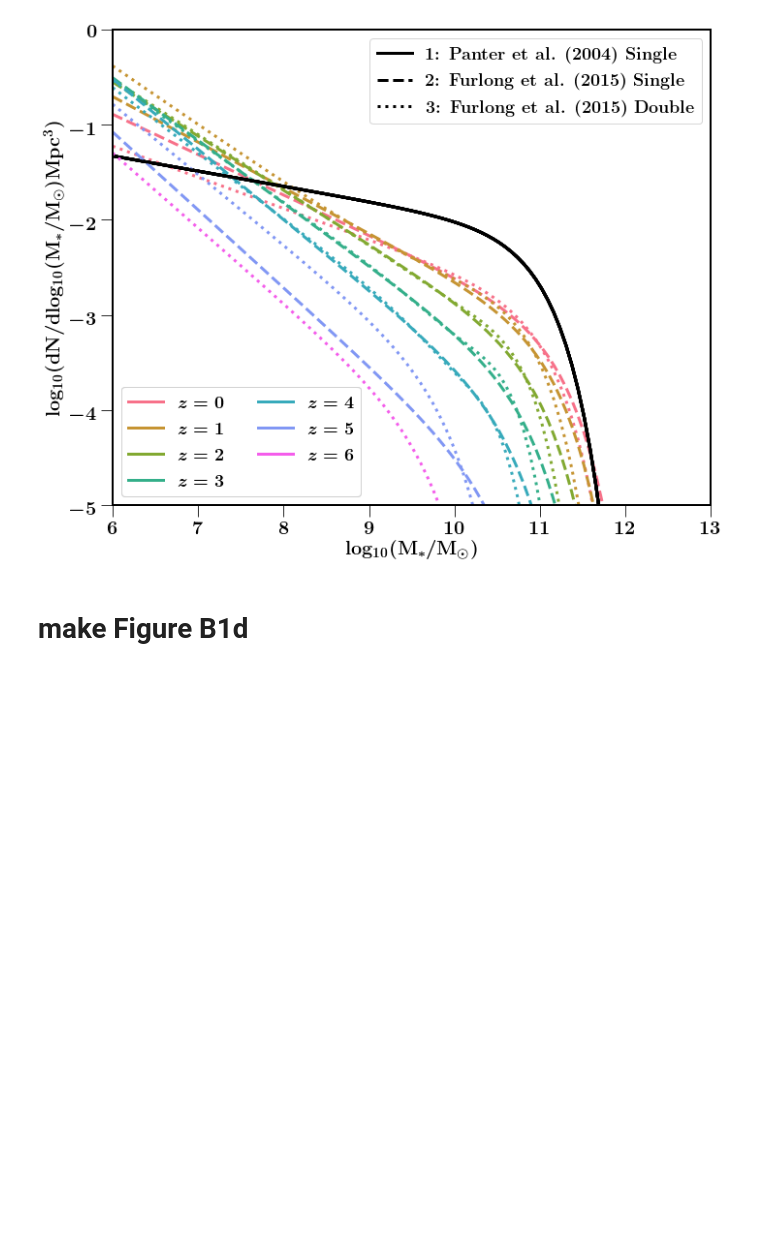
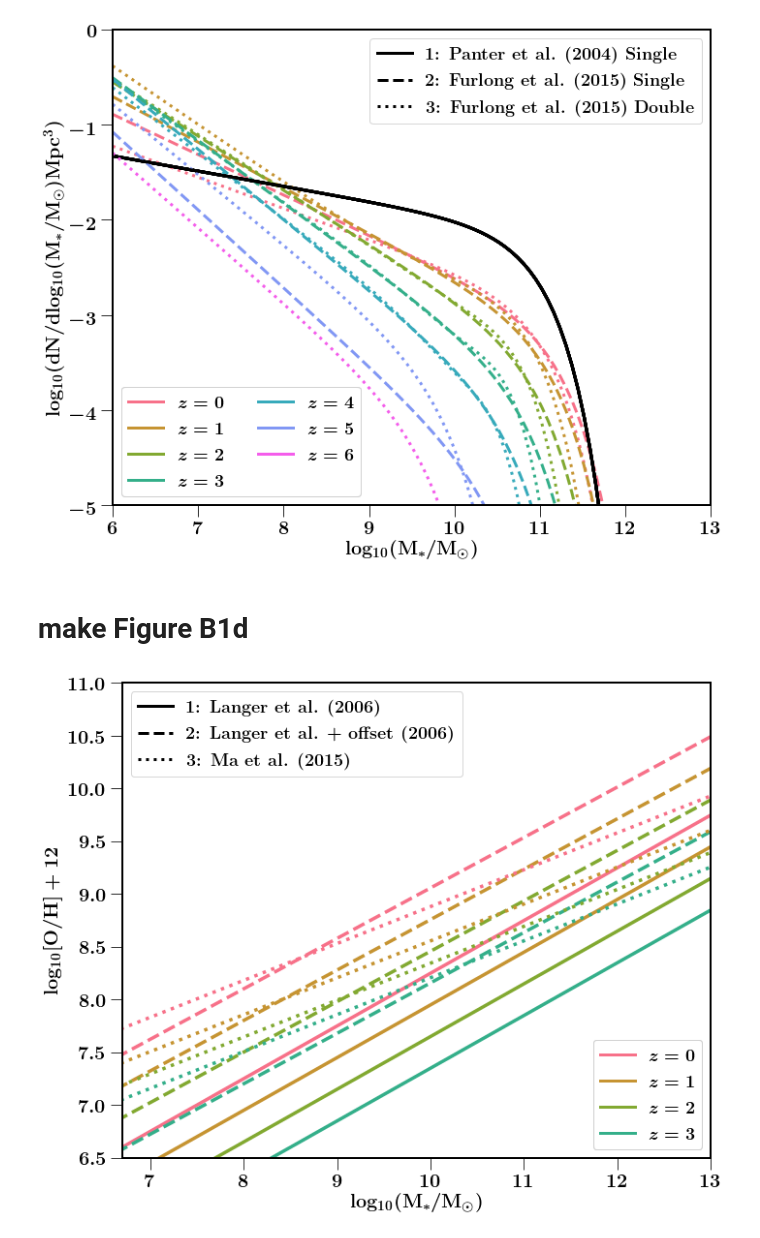
Before and after one commit to FloorBroekgaarden/BlackHole-NeutronStar, a Jupyter notebook: plottingCode/Fig_B1/make_Figure_B1.ipynb, the cells around one changed output. Drawn from its saved outputs; the diff is of its cells as text; code cells hidden in the pictures; blank space fills up the shorter version.

```diff
--- a/plottingCode/Fig_B1/make_Figure_B1.ipynb
+++ b/plottingCode/Fig_B1/make_Figure_B1.ipynb
@@ -454,3 +454,103 @@ plt.show()
 [figure]
 # %% [markdown]
 # make Figure B1d
+# %%
+fs=20
+
+MSSFR.logOH12sun            = 8.69    #fraction number density solar
+MSSFR.solarMetallicity      = 0.0142  #fraction mass in metals solar, based on Asplund
+clist=['#1f77b4', '#ff7f0e', 'k', '#bcbd22', '#17becf']
+
+dictMZ      = {'3: Ma et al. (2015)':2,  '1: Langer et al. (2006)':0   ,\
+               '2: Langer et al. + offset (2006)':1}
+
+linestyles  = [':', '-', '-.', '-', '--', '-']
+linestyles= ['-', '--', ':']
+
+MZfunctions = [MSSFR.Langer2005MZ,  None, MSSFR.Ma2015MZ]
+
+ZMfunctions = [MSSFR.Langer2005ZM,  MSSFR.Langer2005OffsetZM, MSSFR.Ma2015ZM]
+
+
+logZZsun  = np.linspace(-3, 3, 100)
+redshifts = [0, 1, 2, 3]#, 4, 5, 6, 7]
+# redshifts = [0,2,4,6]
+zcolors       = sns.color_palette("husl", 7)
+
+
+plot      = ['1: Langer et al. (2006)', '2: Langer et al. + offset (2006)','3: Ma et al. (2015)']#,\
+#              '3: Ma et al. (2015)']#
+
+fig, axes = plt.subplots(1,1, figsize=(10,8))
+logOH12sun  = 8.69
+
+
+for prescription in plot:
+    i         = dictMZ[prescription]
+    plt.plot([-100, -40], [-100, -100],linestyle=linestyles[i], \
+             lw=3.5, alpha=1, label=prescription, c='k')
+
+
+for prescription in plot:
+    i         = dictMZ[prescription]
+    for zind, zz in enumerate(redshifts):
+
+        logM      = ZMfunctions[i](10**logZZsun, zz)
+        #I want to plot logOH12 not ZZsun
+        logOH12   =  MSSFR.LogOH12vsLogZZsun(logZZsun, inValue='logZZsun')
+        #to prevent overlapping dashed lines
+        axes.plot(logM, logOH12, c=zcolors[zz],\
+                  linestyle=linestyles[i], lw=3.5, alpha=1)
+
+
+
+
+axes.legend(loc=2, prop={'size':18}, ncol=1)
+axes.set_ylim(6.5, 11)
+
+axes.set_xlim(6.7,13)
+
+nameX = r'$\rm log_{10}(M_{*}/M_{\odot})$'
+nameY = r'$\rm log_{10}[O/H]+12$'
+axes.set_xlabel(nameX, fontsize=fs)
+axes.set_ylabel(nameY, fontsize=fs)
+axes.tick_params(labelsize=fs)
+
+
+
+
+#again a fudge for second legend
+handles2 = []
+labels=[r'\textbf{1: Langer et al. (2006)}',\
+        r'\textbf{2: Langer et al. + offset (2006)}',r'\textbf{3: Ma et al. (2015)}']
+for nrL, label in enumerate(labels):
+    #draw a line outside plot area
+    line, = axes.plot([1, 2],[-1, -2], c='k', alpha=1, lw=3., label=labels[nrL], linestyle=linestyles[nrL])
+    handles2.extend([line])
+
+second_legend = axes.legend(handles=handles2, loc=2,  prop={'size':18}, ncol=1)
+axes.add_artist(second_legend)
+
+
+#again a fudge for second legend
+handles2 = []
+
+for nrz, redshift in enumerate(redshifts):
+    label = r'$z=%s$'%redshift
+    #draw a line outside plot area
+    line, = axes.plot([4, 5],[-3, -8], c=zcolors[redshift], alpha=1, lw=3., label=label, linestyle='-')
+    handles2.extend([line])
+
+second_legend = axes.legend(handles=handles2, loc=4,  prop={'size':18}, ncol=1)
+axes.add_artist(second_legend)
+
+
+
+
+plt.tight_layout()
+plt.savefig('./MZrelations.png', dpi=600,bbox_inches='tight')
+plt.savefig('./MZrelations.pdf',bbox_inches='tight')
+plt.show()
+plt.close()
+# %% [output]
+[figure, added]
```
Also changed, not shown: 2 other files.
